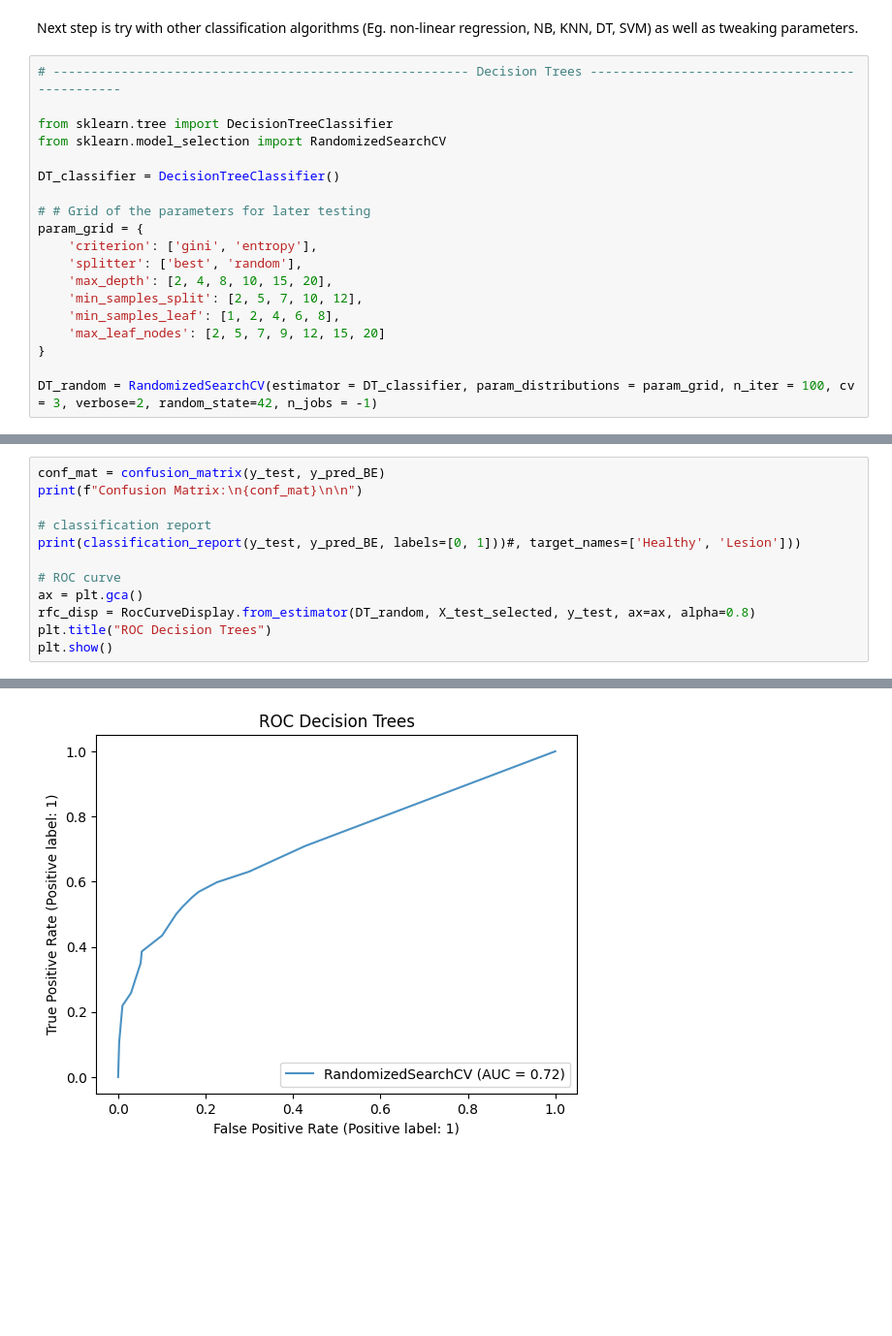
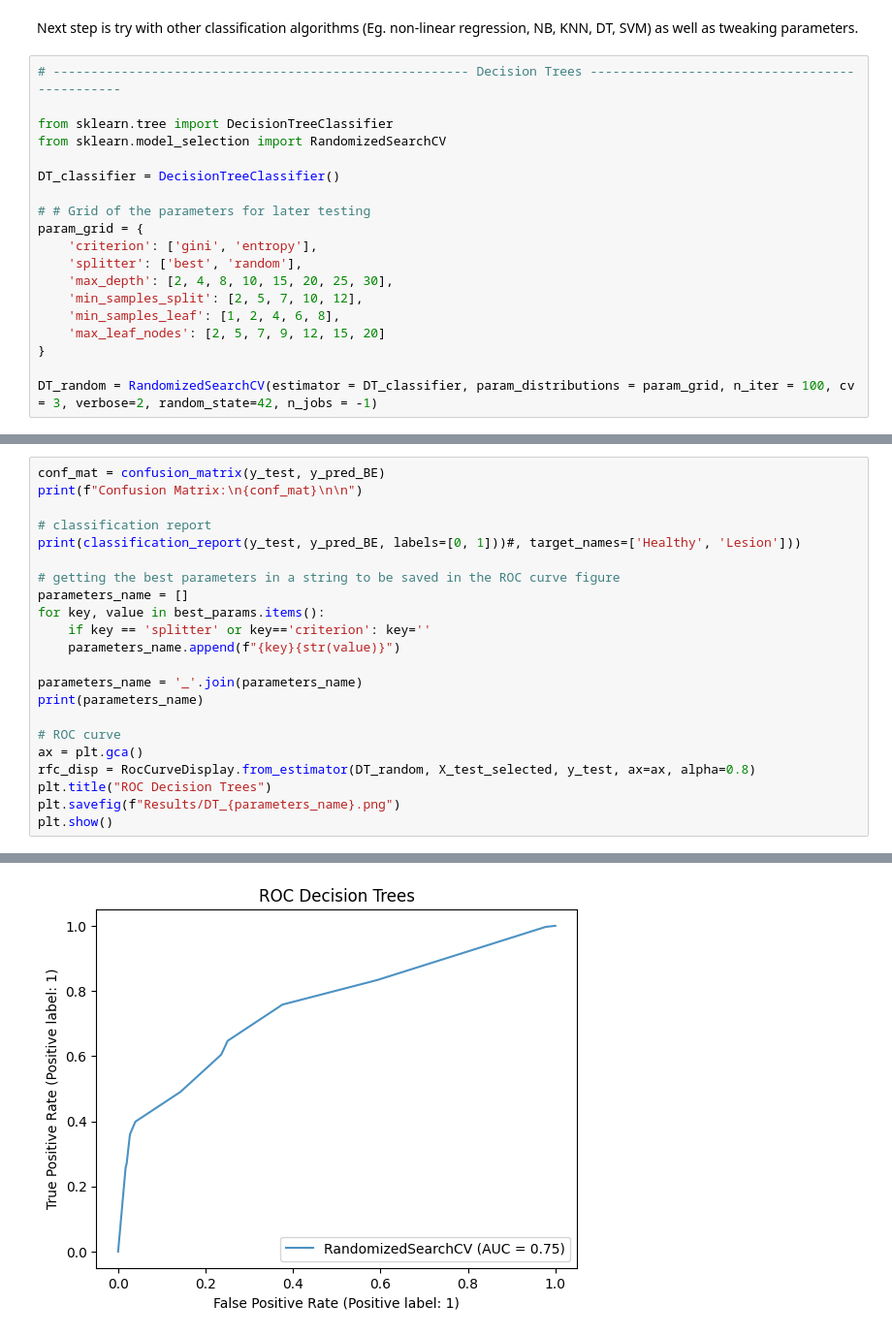
Before and after one commit to cesarz10/Techniques-of-AI, a Jupyter notebook: Project/breast_cancer_CesarZapata.ipynb, the cells around one changed output, grey strips where cells are left out. Shown at 97% size. Drawn from its saved outputs; the diff is of its cells as text; blank space fills up the shorter version.

```diff
--- a/Project/breast_cancer_CesarZapata.ipynb
+++ b/Project/breast_cancer_CesarZapata.ipynb
@@ -166,7 +167,7 @@ DT_classifier = DecisionTreeClassifier()
 param_grid = {
     'criterion': ['gini', 'entropy'],
     'splitter': ['best', 'random'],
-    'max_depth': [2, 4, 8, 10, 15, 20],
+    'max_depth': [2, 4, 8, 10, 15, 20, 25, 30],
     'min_samples_split': [2, 5, 7, 10, 12],
     'min_samples_leaf': [1, 2, 4, 6, 8],
     'max_leaf_nodes': [2, 5, 7, 9, 12, 15, 20]
@@ -213,10 +233,20 @@ print(f"Confusion Matrix:\n{conf_mat}\n\n")
 # classification report
 print(classification_report(y_test, y_pred_BE, labels=[0, 1]))#, target_names=['Healthy', 'Lesion']))
 
+# getting the best parameters in a string to be saved in the ROC curve figure
+parameters_name = []
+for key, value in best_params.items():
+    if key == 'splitter' or key=='criterion': key=''
+    parameters_name.append(f"{key}{str(value)}")
+
+parameters_name = '_'.join(parameters_name)
+print(parameters_name)
+
 # ROC curve
 ax = plt.gca()
 rfc_disp = RocCurveDisplay.from_estimator(DT_random, X_test_selected, y_test, ax=ax, alpha=0.8)
 plt.title("ROC Decision Trees")
+plt.savefig(f"Results/DT_{parameters_name}.png")
 plt.show()
 # %% [output]
 Confusion Matrix:
@@ -235,3 +267,3 @@ weighted avg       0.71      0.71      0.70       713
-[figure, old version]
+[figure, new version]
 # %%
 # ----------------------------------------------------------- Random Forest -------------------------------------------------------
```
Also changed, not shown: parts of 20 cells of this notebook, 6 other files.
